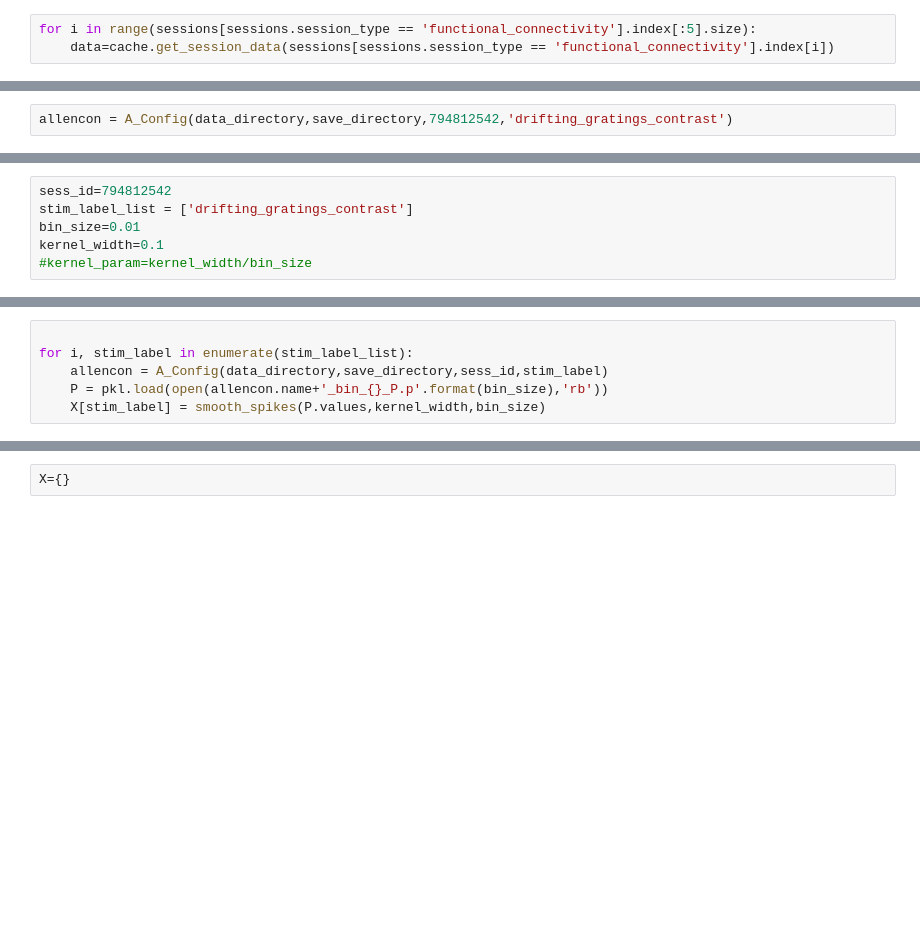
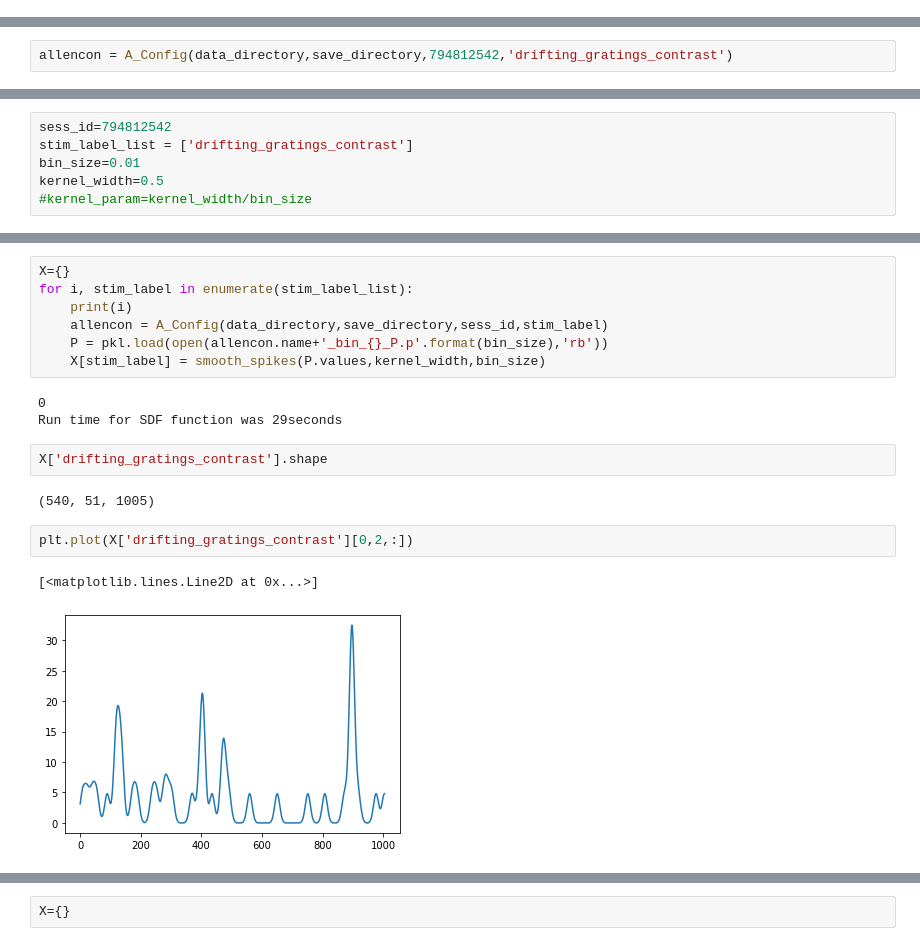
Before and after one commit to m-nolan/asdk-net, a Jupyter notebook: AIBS_Ephys_Data_Load.ipynb, the cells around one changed output, grey strips where cells are left out. Drawn from its saved outputs; the diff is of its cells as text; blank space fills up the shorter version.

```diff
--- a/AIBS_Ephys_Data_Load.ipynb
+++ b/AIBS_Ephys_Data_Load.ipynb
@@ -47,6 +47,3 @@ array(['PPT', 'MB', 'APN', 'NOT', 'HPF', 'ProS', 'CA1', 'VISam', nan,
 sessions[sessions.session_type == 'functional_connectivity'].index.size
 # %% [output]
 26
-# %%
-for i in range(sessions[sessions.session_type == 'functional_connectivity'].index[:5].size):
-    data=cache.get_session_data(sessions[sessions.session_type == 'functional_connectivity'].index[i])
@@ -72,7 +67,7 @@ allencon = A_Config(data_directory,save_directory,794812542,'drifting_gratings_c
 sess_id=794812542
 stim_label_list = ['drifting_gratings_contrast']
 bin_size=0.01
-kernel_width=0.1
+kernel_width=0.5
 #kernel_param=kernel_width/bin_size
 # %%
 import numpy as np
@@ -116,6 +108,19 @@ Run time for SDF function was 7seconds
 # %%
-
+X={}
 for i, stim_label in enumerate(stim_label_list):
+    print(i)
     allencon = A_Config(data_directory,save_directory,sess_id,stim_label)
     P = pkl.load(open(allencon.name+'_bin_{}_P.p'.format(bin_size),'rb'))
     X[stim_label] = smooth_spikes(P.values,kernel_width,bin_size)
+# %% [output]
+0
+Run time for SDF function was 29seconds
+# %%
+X['drifting_gratings_contrast'].shape
+# %% [output]
+(540, 51, 1005)
+# %%
+plt.plot(X['drifting_gratings_contrast'][0,2,:])
+# %% [output]
+[<matplotlib.lines.Line2D at 0x...>]
+[figure, added]
```
Also changed, not shown: parts of 13 cells of this notebook.
